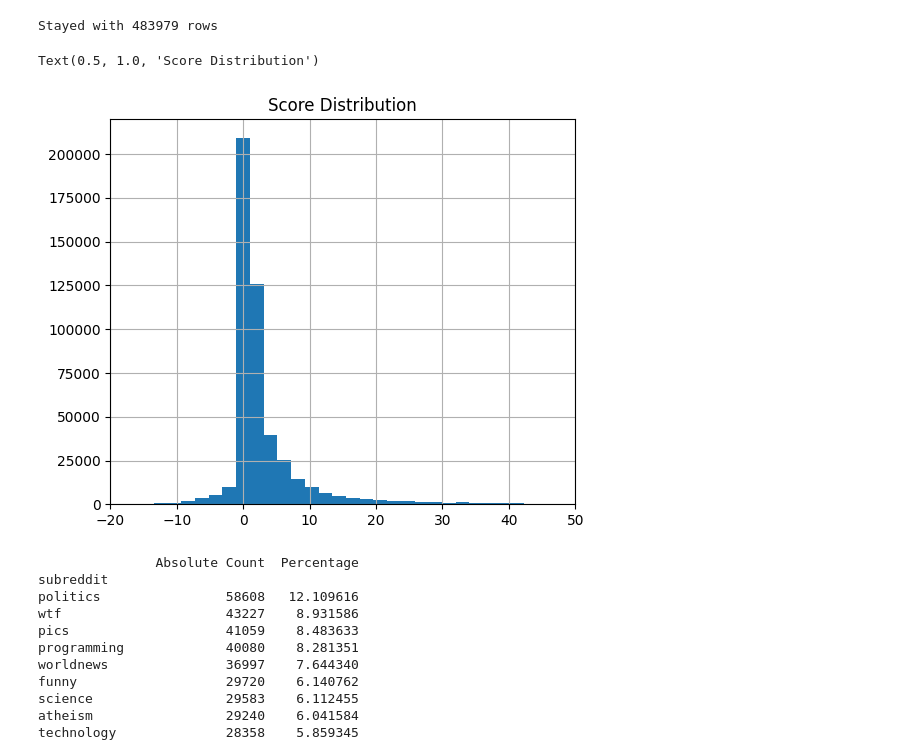
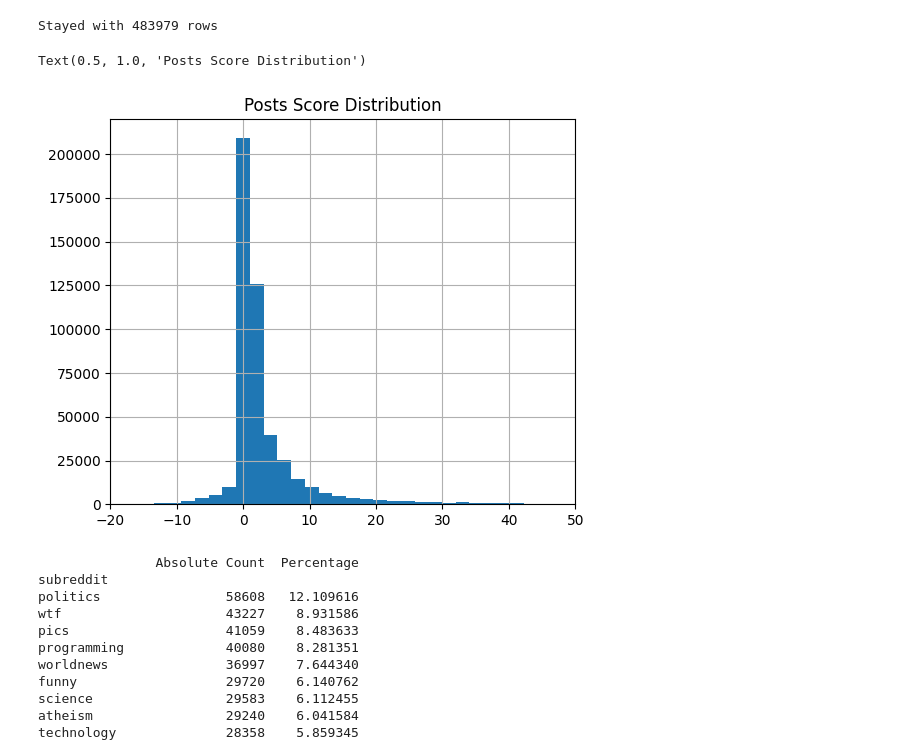
Before and after one commit to Neptune-Trojans/reddit_posts, a Jupyter notebook: mana_bio.ipynb, the cells around one changed output. Saved outputs shown, nothing was run; the diff lists cells and outputs as text; code cells hidden in the pictures.

```diff
--- a/mana_bio.ipynb
+++ b/mana_bio.ipynb
@@ -96,11 +89,11 @@ Stayed with 483979 rows
 # %%
 plt.figure(figsize=(6, 5))
 df.score.hist(bins=1000)
 plt.xlim(-20, 50)
-plt.title("Score Distribution")
+plt.title("Posts Score Distribution")
 # %% [output]
-Text(0.5, 1.0, 'Score Distribution')
+Text(0.5, 1.0, 'Posts Score Distribution')
-[figure, old version]
+[figure, new version]
 # %%
 counts = df.subreddit.value_counts()
 percentages = df.subreddit.value_counts(normalize=True) * 100
```
Also changed, not shown: parts of 29 cells of this notebook.
